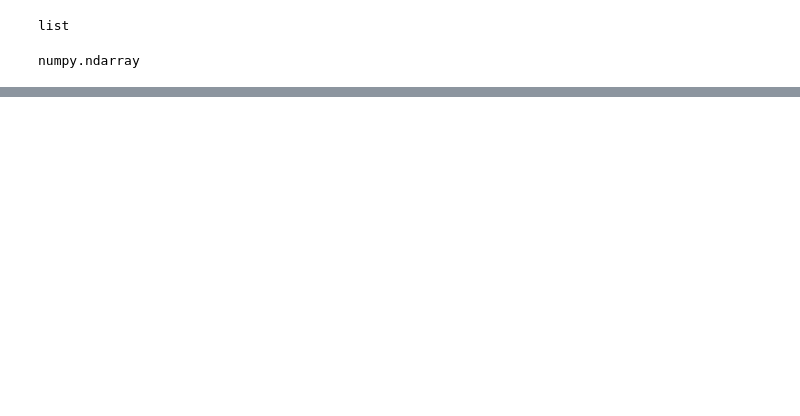
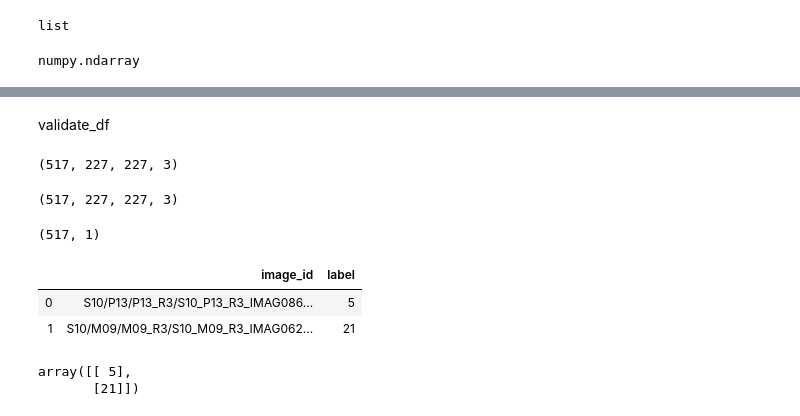
Before and after one commit to celinezhang2019/serengeti, a Jupyter notebook: data_prepare.ipynb, the cells around one changed output, grey strips where cells are left out. Cells and saved outputs as stored; diff of their text form; code cells hidden in the pictures; blank space fills up the shorter version.

```diff
--- a/data_prepare.ipynb
+++ b/data_prepare.ipynb
@@ -223,0 +321,8 @@ Using TensorFlow backend.
+# %% [markdown]
+validate_df
+# %%
+imglist = validate_df['image_id'].tolist()
+X_validate = np.empty((len(imglist),227,227,3))
+X_validate.shape
+# %% [output]
+(517, 227, 227, 3)
@@ -223,0 +342,23 @@ Using TensorFlow backend.
+# %%
+X_validate.shape
+# %% [output]
+(517, 227, 227, 3)
+# %%
+label = validate_df['label']
+Y_validate = [i for i in label]
+Y_validate = np.array(Y_validate)
+Y_validate = Y_validate.reshape(len(Y_validate),1)
+Y_validate.shape
+# %% [output]
+(517, 1)
+# %%
+validate_df[:2]
+# %% [output]
+|  | image_id | label |
+| 0 | S10/P13/P13_R3/S10_P13_R3_IMAG086... | 5 |
+| 1 | S10/M09/M09_R3/S10_M09_R3_IMAG062... | 21 |
+# %%
+Y_validate[:2]
+# %% [output]
+array([[ 5],
+       [21]])
```
Also changed, not shown: parts of 45 cells of this notebook.
